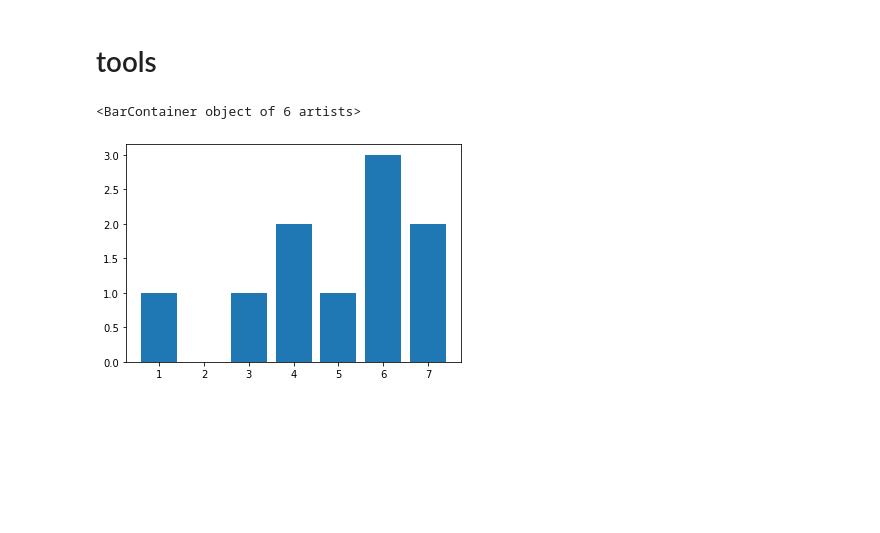
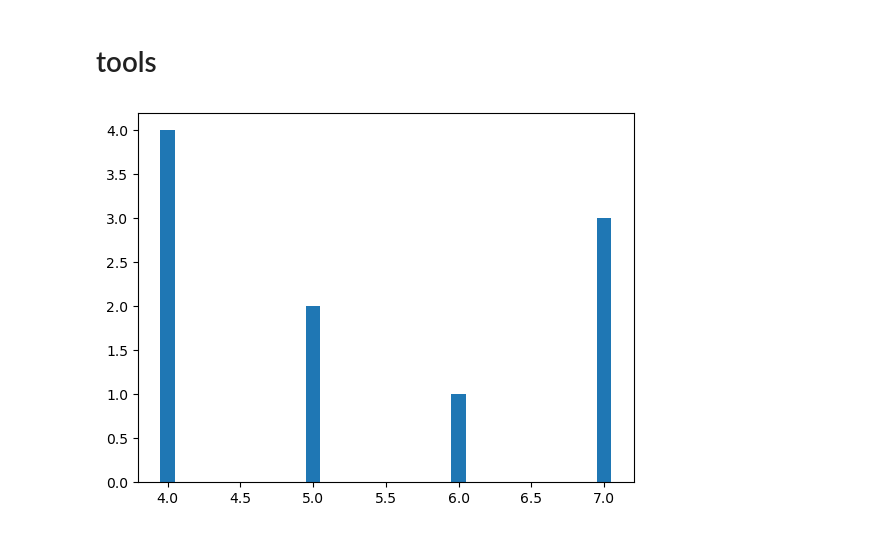
Before and after one commit to Victor-Le-Coz/secured_interbank_network_public, a Jupyter notebook: emp_analysis.ipynb, the cells around one changed output. Saved outputs shown, nothing was run; the diff lists cells and outputs as text; code cells hidden in the pictures; blank space fills up the shorter version.

```diff
--- a/emp_analysis.ipynb
+++ b/emp_analysis.ipynb
@@ -42,8 +35,13 @@ df_exposures
 # %%
-# load data (faster)
-dic_obs_matrix_reverse_repo = ep.get_dic_obs_adj_cr()
+# load dic directly (faster)
+dic_obs_matrix_reverse_repo = ep.get_dic_obs_matrix_reverse_repo()
 # %% [markdown]
 # 2 metrics measurement
 # %%
 # get aggregated adjency matrices
-dic_obs_matrix_reverse_repo = em.get_binary_adjs(dic_obs_matrix_reverse_repo, agg_periods)
+dic_binary_adjs = em.get_binary_adjs(dic_obs_matrix_reverse_repo, agg_periods)
+# %%
+test = pd.Series()
+for i in range(5000):
+    test.loc[i] = (dic_binary_adjs[250][i].sum())
+test.plot()
@@ -103,16 +122,20 @@ ef.get_df_finrep()
 # tools
 # %%
 from matplotlib import pyplot as plt
-binary_adj = np.random.randint(0,2,(10,10))
-bank_network = nx.from_numpy_matrix(
-            binary_adj,
-            parallel_edges=False,
-            create_using=nx.DiGraph,
-        )  # first define a networkx object.
 
-ar_in_degree = np.array(bank_network.in_degree())[:,1]
-hist = np.unique(ar_in_degree, return_counts=True)
-plt.bar(*hist)
+fig, ax = plt.subplots(1,1)
+pos = 0
+width = 0.2
+for  i in range(1):
+    binary_adj = np.random.randint(0,2,(10,10))
+    bank_network = nx.from_numpy_array(
+                binary_adj,
+                parallel_edges=False,
+                create_using=nx.DiGraph,
+            )  # first define a networkx object.
+    ar_in_degree = np.array(bank_network.in_degree())[:,1]
+    hist = np.unique(ar_in_degree, return_counts=True)
+    ax.bar(hist[0] + pos, hist[1], width=0.1)
+    pos = pos +width +0.1
 # %% [output]
-<BarContainer object of 6 artists>
-[figure, old version]
+[figure, new version]
```
Also changed, not shown: parts of 14 cells of this notebook, 8 other files.
